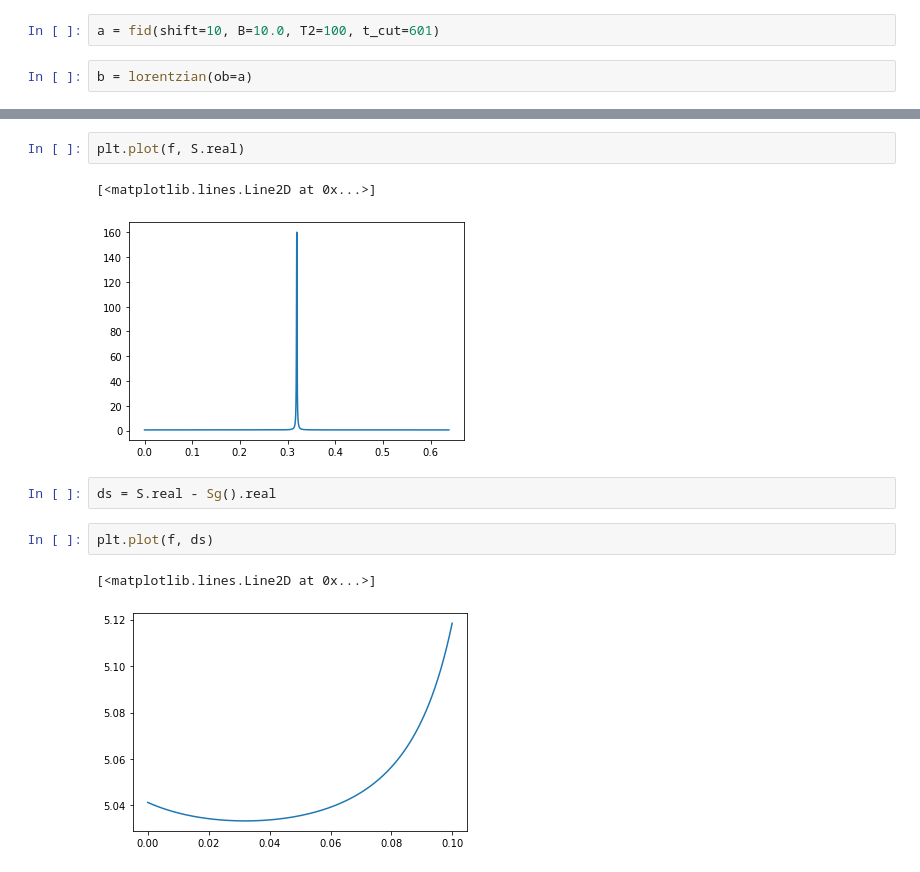
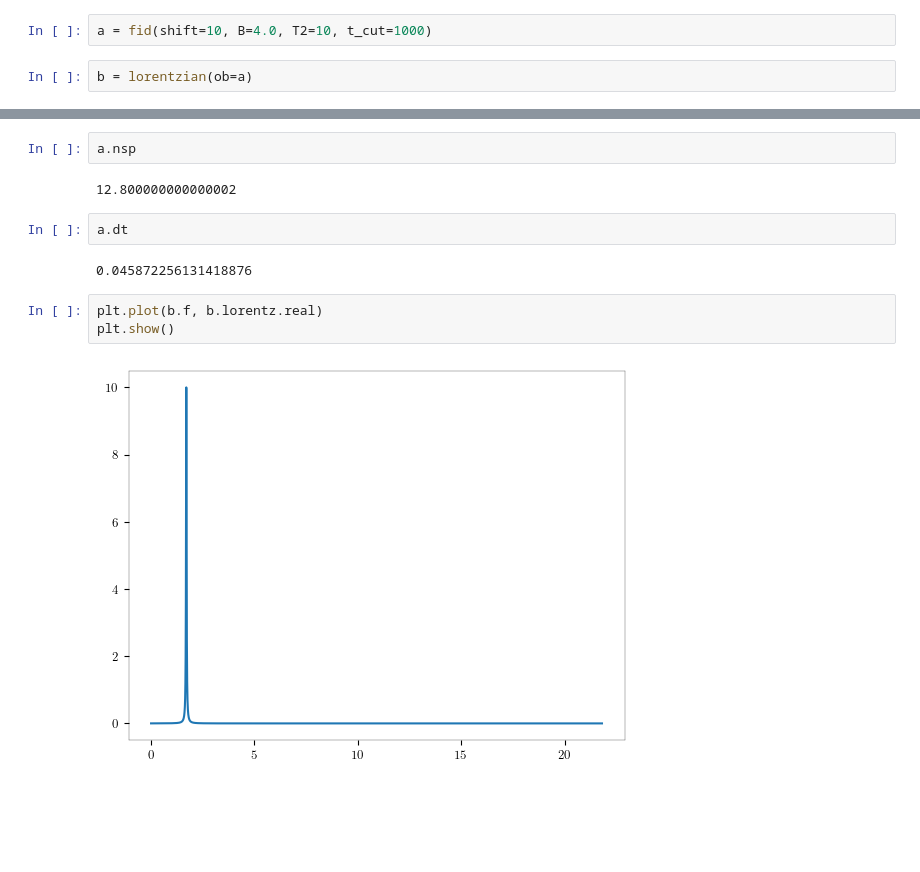
Before and after one commit to sejin8642/ftnmr, a Jupyter notebook: scripts/nb.ipynb, the cells around one changed output, grey strips where cells are left out. Drawn from its saved outputs; the diff is of its cells as text; blank space fills up the shorter version.

```diff
--- a/scripts/nb.ipynb
+++ b/scripts/nb.ipynb
@@ -14,6 +11,6 @@ import scipy
 # %%
 from ftnmr import *
 # %%
-a = fid(shift=10, B=10.0, T2=100, t_cut=601)
+a = fid(shift=10, B=4.0, T2=10, t_cut=1000)
 # %%
 b = lorentzian(ob=a)
@@ -160,12 +17,13 @@ pow(2, 7)
-# %%
-plt.plot(f, S.real)
-# %% [output]
-[<matplotlib.lines.Line2D at 0x...>]
-[figure, removed]
-# %%
-ds = S.real - Sg().real
-# %%
-plt.plot(f, ds)
-# %% [output]
-[<matplotlib.lines.Line2D at 0x...>]
-[figure, removed]
+# %%
+a.nsp
+# %% [output]
+12.800000000000002
+# %%
+a.dt
+# %% [output]
+0.045872256131418876
+# %%
+plt.plot(b.f, b.lorentz.real)
+plt.show()
+# %% [output]
+[figure, added]
```
Also changed, not shown: parts of 40 cells of this notebook, 2 other files.
